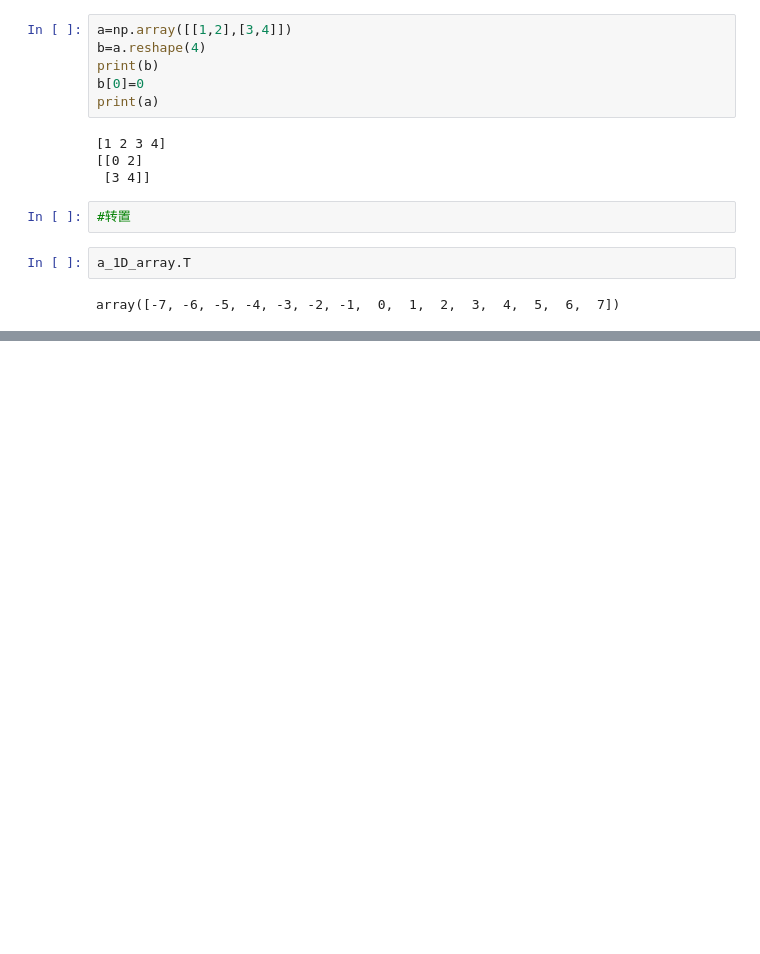
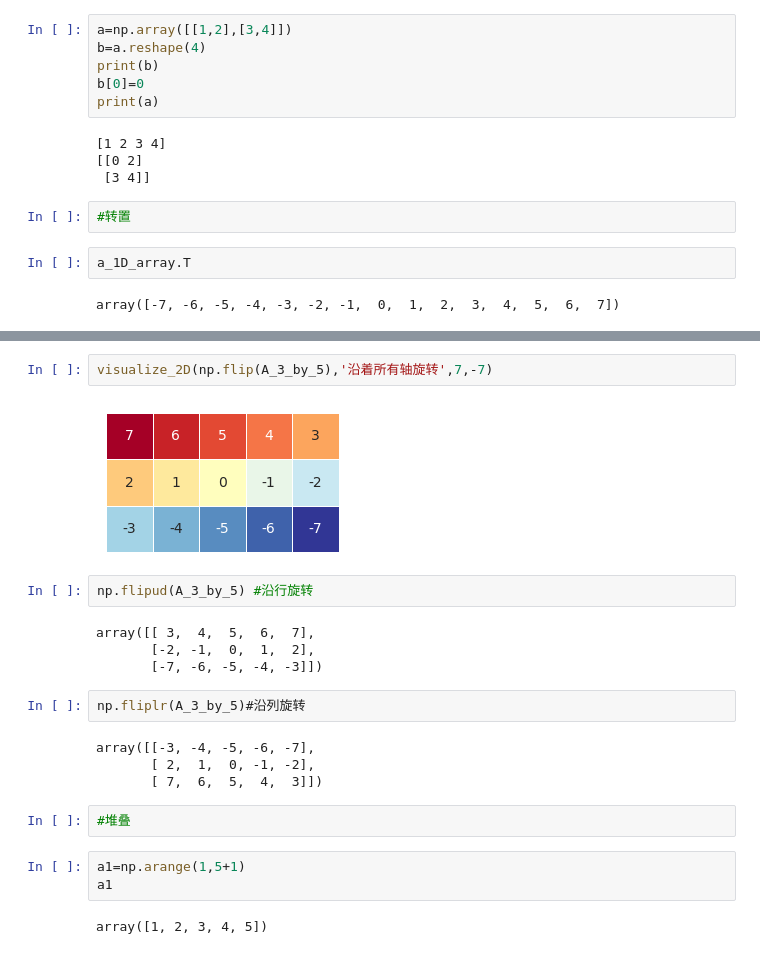
Before and after one commit to Arch-jyh/iris_books, a Jupyter notebook: book1/16/exersice.ipynb, the cells around one changed output, grey strips where cells are left out. Saved outputs shown, nothing was run; the diff lists cells and outputs as text; blank space fills up the shorter version.

```diff
--- a/book1/16/exersice.ipynb
+++ b/book1/16/exersice.ipynb
@@ -476,0 +681,23 @@ TypeError: swapaxes() missing 2 required positional arguments: 'axis1' and 'axis
+# %%
+visualize_2D(np.flip(A_3_by_5),'沿着所有轴旋转',7,-7)
+# %% [output]
+[figure, added]
+# %%
+np.flipud(A_3_by_5) #沿行旋转
+# %% [output]
+array([[ 3,  4,  5,  6,  7],
+       [-2, -1,  0,  1,  2],
+       [-7, -6, -5, -4, -3]])
+# %%
+np.fliplr(A_3_by_5)#沿列旋转
+# %% [output]
+array([[-3, -4, -5, -6, -7],
+       [ 2,  1,  0, -1, -2],
+       [ 7,  6,  5,  4,  3]])
+# %%
+#堆叠
+# %%
+a1=np.arange(1,5+1)
+a1
+# %% [output]
+array([1, 2, 3, 4, 5])
```
Also changed, not shown: parts of 28 cells of this notebook, 36 other files.
